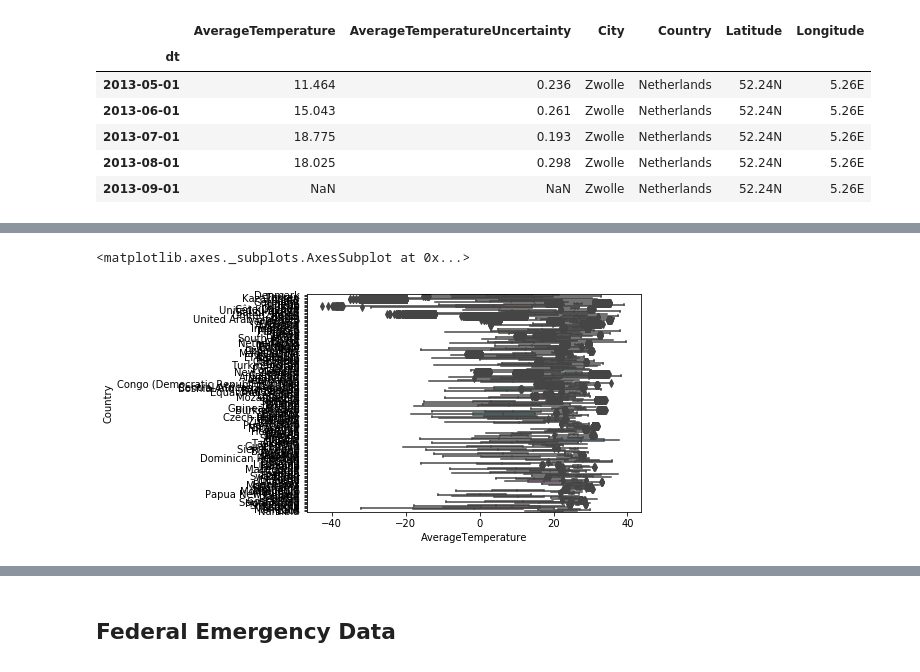
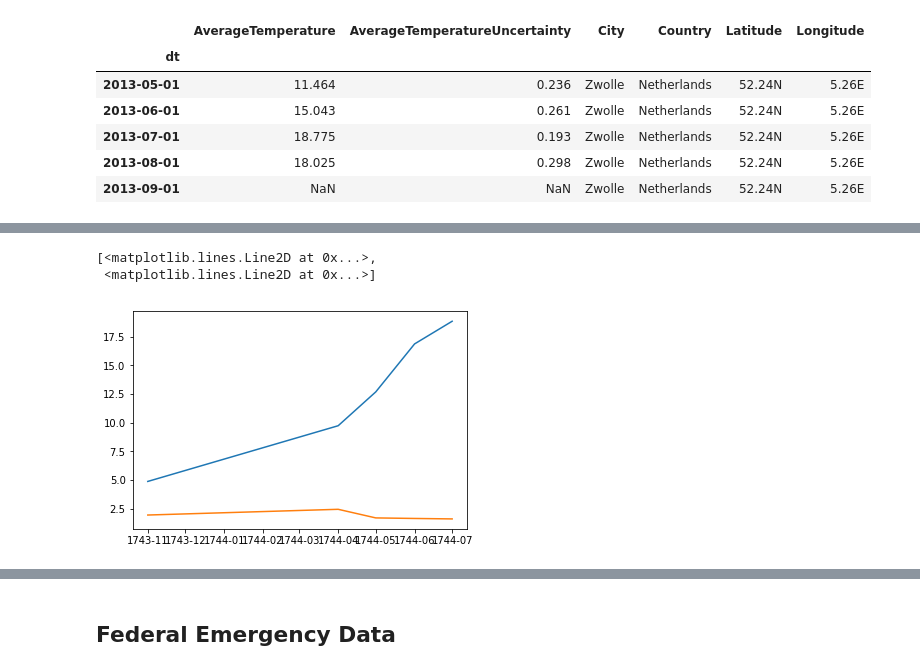
Before and after one commit to karahahn/Springboard_Capstone1, a Jupyter notebook: Exploring the Data.ipynb, the cells around one changed output, grey strips where cells are left out. Cells and saved outputs as stored; diff of their text form; code cells hidden in the pictures.

```diff
--- a/Exploring the Data.ipynb
+++ b/Exploring the Data.ipynb
@@ -48,5 +22,9 @@ memory usage: 459.2+ MB
-# %%
-sns.boxplot(x='AverageTemperature', y='Country', data=temp_df)
-# %% [output]
-<matplotlib.axes._subplots.AxesSubplot at 0x...>
-[figure, removed]
+# %%
+# Average temperature in all cities over time
+all_temp = temp_df.sort_index()
+all_temp1 = all_temp.groupby(['dt']).mean().dropna().head()
+plt.plot(all_temp1)
+# %% [output]
+[<matplotlib.lines.Line2D at 0x...>,
+ <matplotlib.lines.Line2D at 0x...>]
+[figure, added]
```
Also changed, not shown: parts of 29 cells of this notebook.
